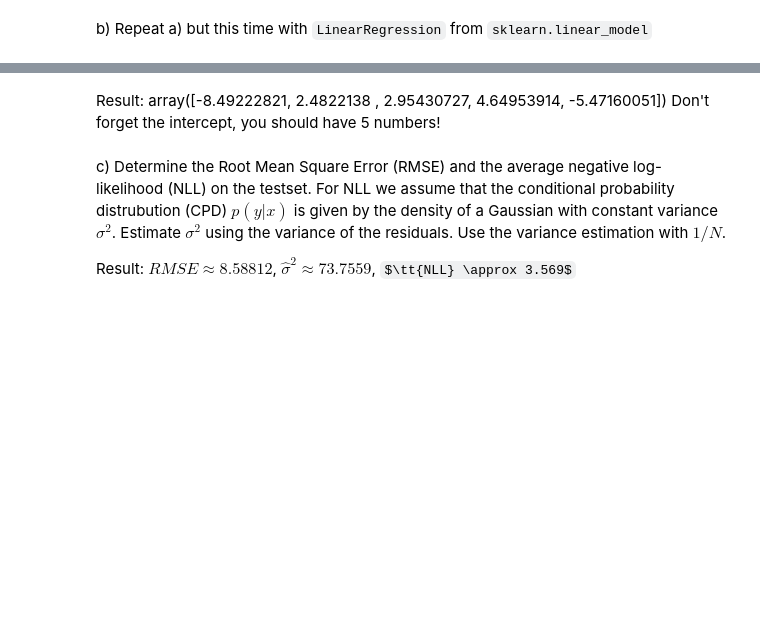
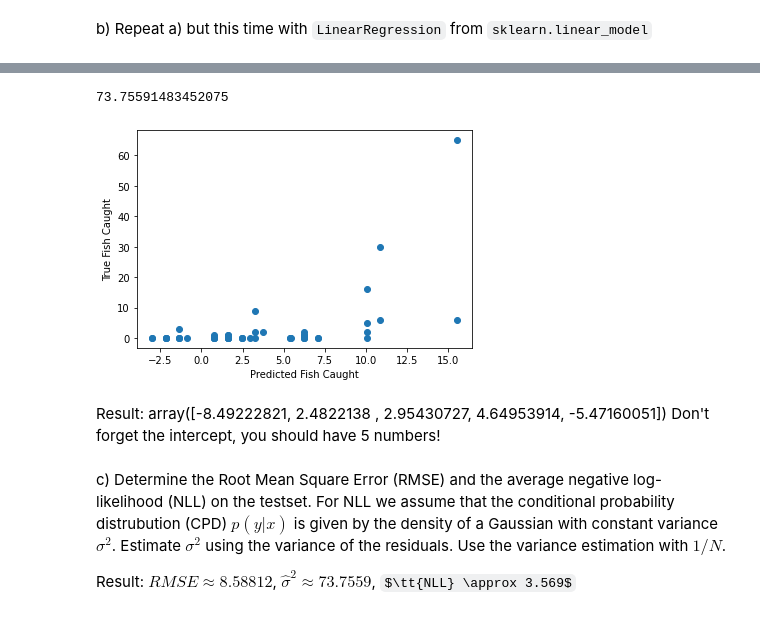
Before and after one commit to LasterSlaster/ML_A2, a Jupyter notebook: Linear_Regression_nolsg.ipynb, the cells around one changed output, grey strips where cells are left out. Cells and saved outputs as stored; diff of their text form; code cells hidden in the pictures; some formulas as TeX source; blank space fills up the shorter version.

```diff
--- a/Linear_Regression_nolsg.ipynb
+++ b/Linear_Regression_nolsg.ipynb
@@ -83,10 +121,13 @@ model_skl.coef_
 # %%
-y_pred = np.matmul(Xte,w)
+y_pred = np.matmul(Xte,model_skl.coef_.T)
 plt.scatter([y_pred], [yte])
 plt.xlabel('Predicted Fish Caught')
 plt.ylabel('True Fish Caught')
 
-np.mean(np.square((y_pred - yte))) # The MSE
+np.mean(np.square((y_pred.flatten() - yte.flatten()))) # The MSE
+# %% [output]
+73.75591483452075
+[figure, added]
 # %% [markdown]
 Result: array([-8.49222821,  2.4822138 ,  2.95430727,  4.64953914, -5.47160051])
 Don't forget the intercept, you should have 5 numbers!
```
Also changed, not shown: parts of 16 cells of this notebook.
